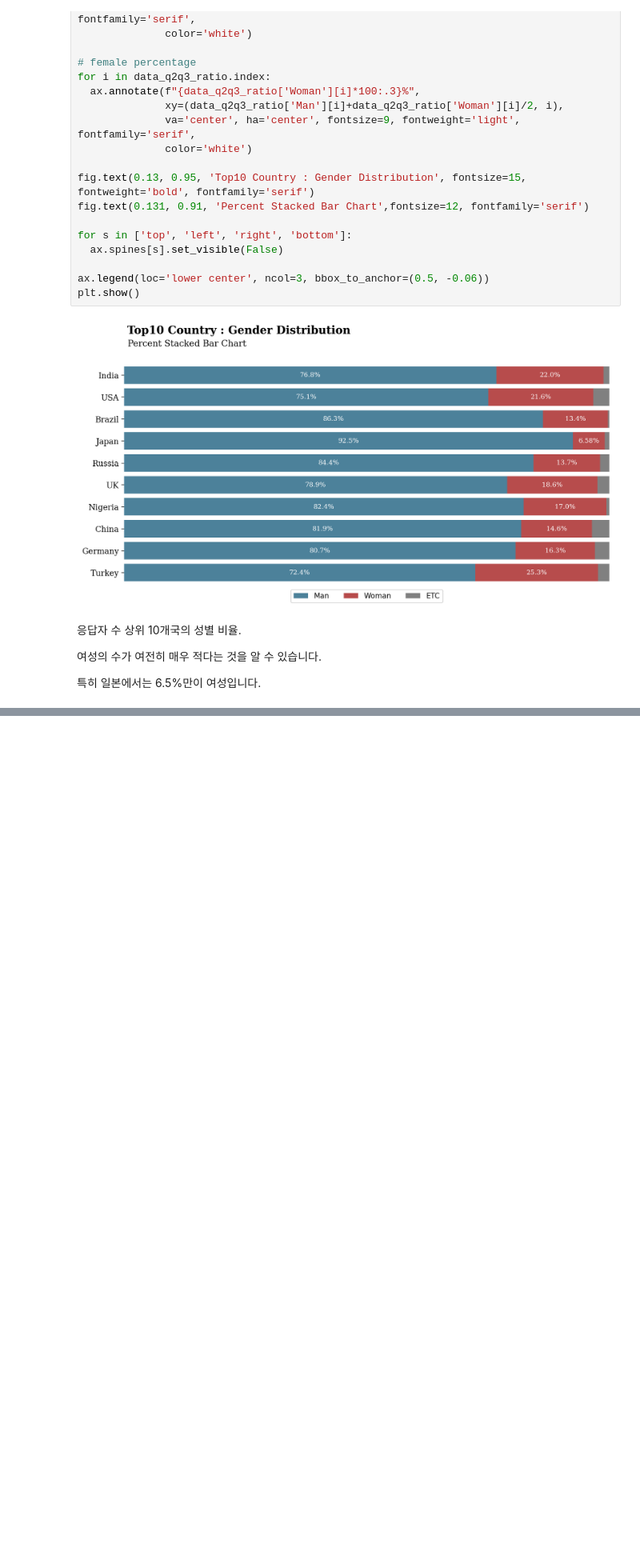
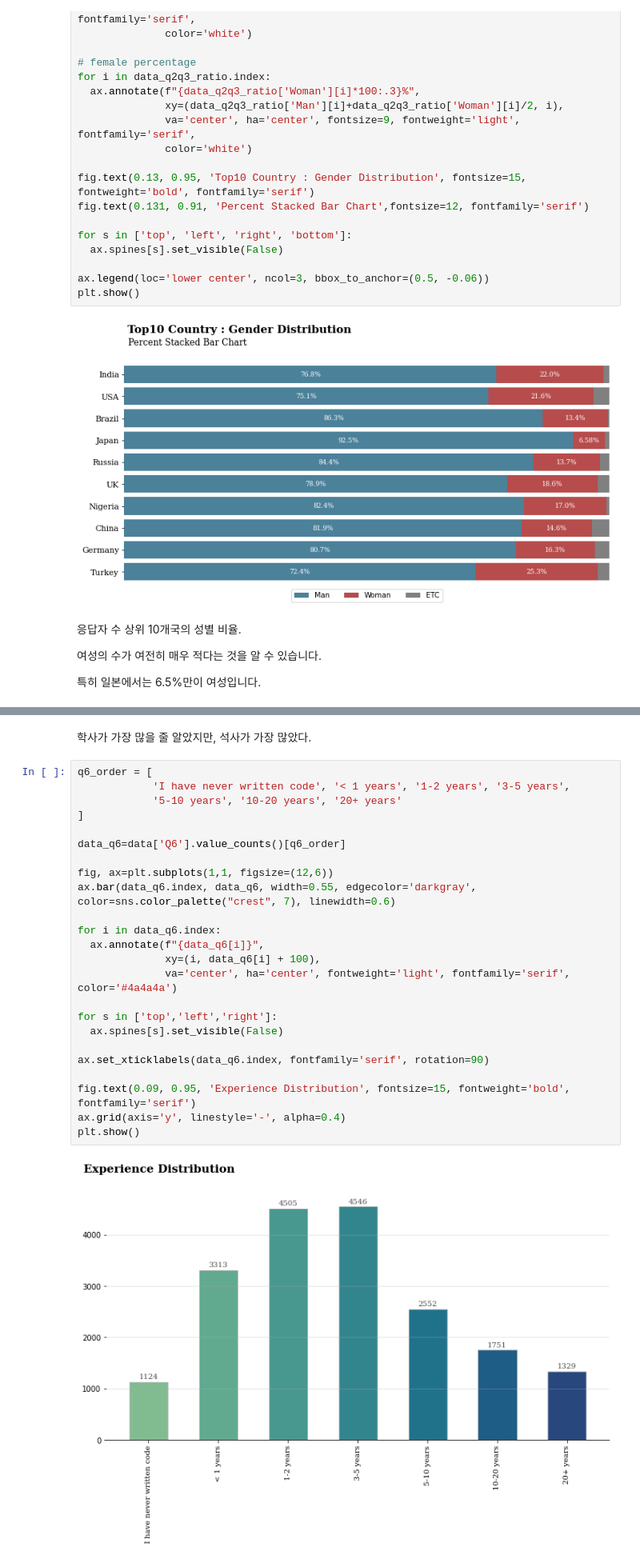
Before and after one commit to OH1107/Kaggle, a Jupyter notebook: 2020 Kaggle Machine Learning & Data Science Survey/[Kaggle_2020]_Visualization_&_Analysis.ipynb, the cells around one changed output, grey strips where cells are left out. Shown: that part at 80% size. Drawn from its saved outputs; the diff is of its cells as text; blank space fills up the shorter version.

```diff
--- a/2020 Kaggle Machine Learning & Data Science Survey/[Kaggle_2020]_Visualization_&_Analysis.ipynb
+++ b/2020 Kaggle Machine Learning & Data Science Survey/[Kaggle_2020]_Visualization_&_Analysis.ipynb
@@ -136,0 +169,28 @@ plt.show()
+# %% [markdown]
+학사가 가장 많을 줄 알았지만, 석사가 가장 많았다.
+# %%
+q6_order = [
+            'I have never written code', '< 1 years', '1-2 years', '3-5 years',
+            '5-10 years', '10-20 years', '20+ years'
+]
+
+data_q6=data['Q6'].value_counts()[q6_order]
+
+fig, ax=plt.subplots(1,1, figsize=(12,6))
+ax.bar(data_q6.index, data_q6, width=0.55, edgecolor='darkgray', color=sns.color_palette("crest", 7), linewidth=0.6)
+
+for i in data_q6.index:
+  ax.annotate(f"{data_q6[i]}",
+              xy=(i, data_q6[i] + 100),
+              va='center', ha='center', fontweight='light', fontfamily='serif', color='#4a4a4a')
+
+for s in ['top','left','right']:
+  ax.spines[s].set_visible(False)
+
+ax.set_xticklabels(data_q6.index, fontfamily='serif', rotation=90)
+
+fig.text(0.09, 0.95, 'Experience Distribution', fontsize=15, fontweight='bold', fontfamily='serif')
+ax.grid(axis='y', linestyle='-', alpha=0.4)
+plt.show()
+# %% [output]
+[figure, added]
```
Also changed, not shown: parts of 6 cells of this notebook.
